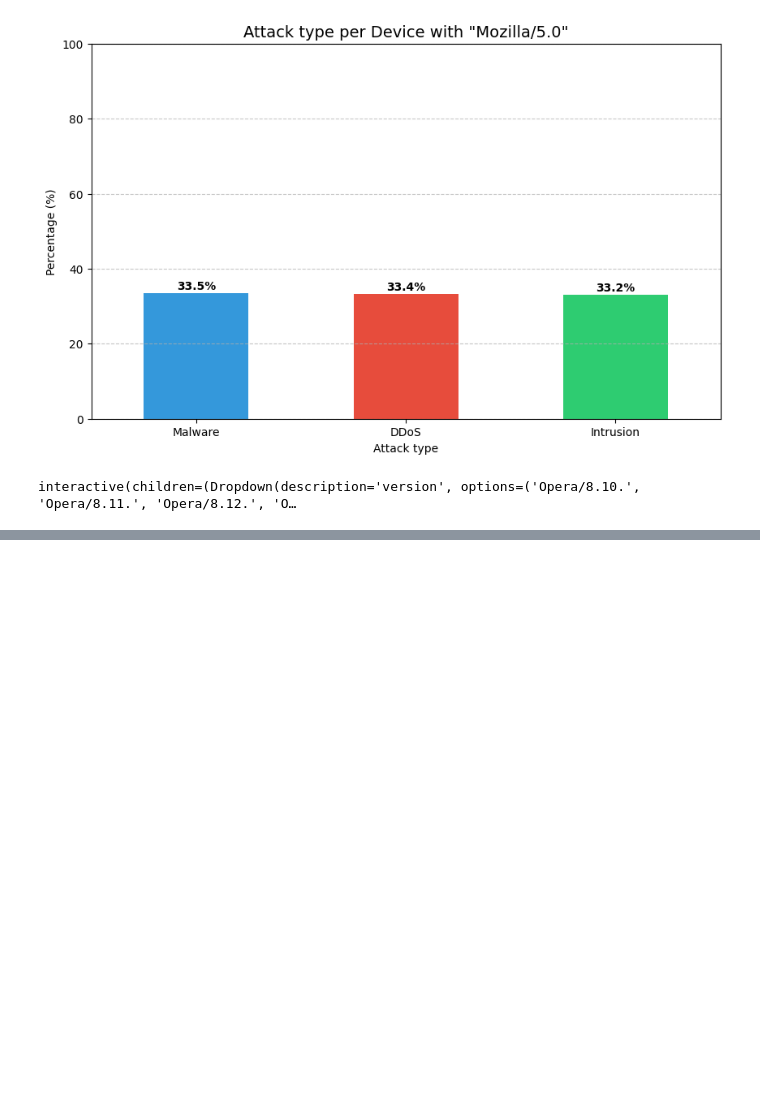
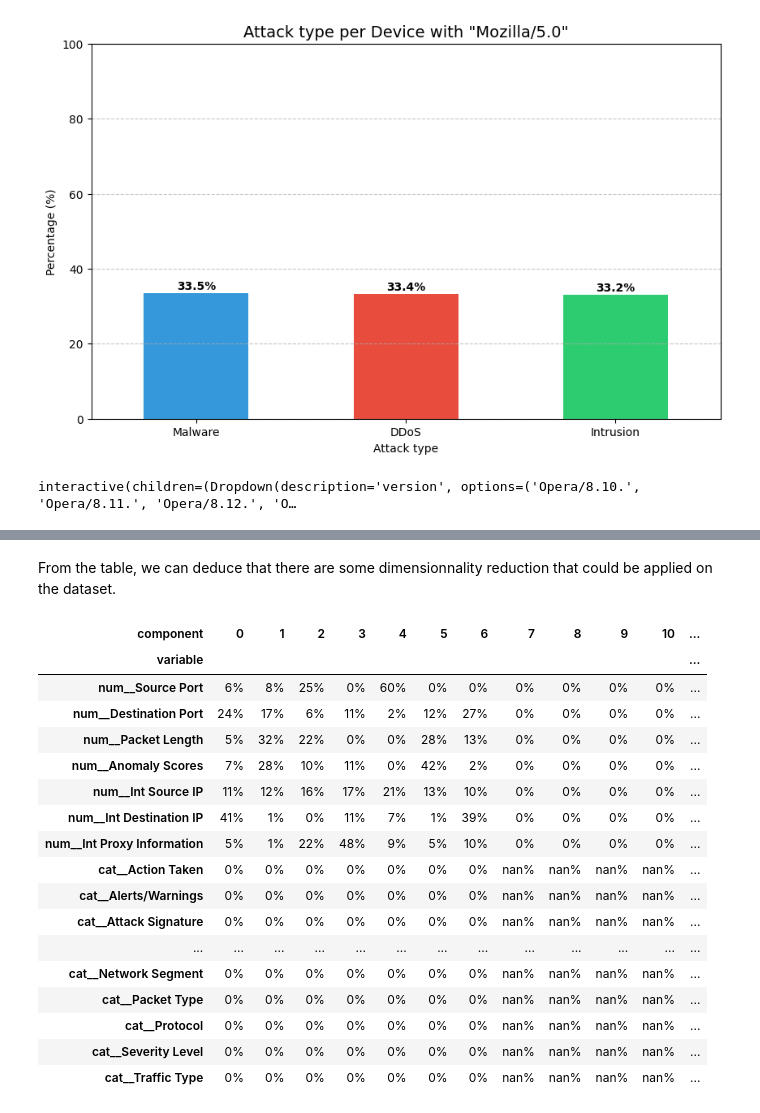
Before and after one commit to florianrst/CyberSecurity_ML, a Jupyter notebook: data_analysis/EDA.ipynb, the cells around one changed output, grey strips where cells are left out. Saved outputs shown, nothing was run; the diff lists cells and outputs as text; code cells hidden in the pictures; blank space fills up the shorter version.

```diff
--- a/data_analysis/EDA.ipynb
+++ b/data_analysis/EDA.ipynb
@@ -407,0 +485,10 @@ fig.show()
+# %%
+RANDOM_STATE = 124
+
+X_orig = raw_data.copy().drop(columns=["Attack Type"])
+y_orig = raw_data["Attack Type"].astype("category").cat.codes
+
+ip_columns = ["Int Source IP", "Int Destination IP", "Int Proxy Information", "Global Source IP", "Global Destination IP", "Global Proxy Information"]
+X_orig[ip_columns] = transform_ipinfo(raw_data[["Source IP Address", "Destination IP Address","Proxy Information"]])
+X_orig = X_orig.drop(columns=["Source IP Address", "Destination IP Address", "Proxy Information",
+                              "Global Source IP", "Global Destination IP", "Global Proxy Information"])
@@ -407,0 +542,32 @@ fig.show()
+# %%
+cat_cols = X_lowcard.select_dtypes(include=["object","str"]).columns
+num_cols = X_lowcard.select_dtypes(include="number").columns
+passthrough_columns = [col for col in X_lowcard.columns if col not in cat_cols and col not in num_cols]
+
+numeric_transformer = Pipeline(
+        steps = [
+            ("imputer", SimpleImputer(strategy="mean")),
+            ("scaler", StandardScaler())
+        ])
+
+cat_transformer = Pipeline([
+        ("imputer", SimpleImputer(missing_values=np.nan, strategy="constant", fill_value="unknown")),
+        ])
+
+preprocessor = ColumnTransformer(
+        transformers=[
+            ("cat", cat_transformer, cat_cols),
+            ("num", numeric_transformer, num_cols)
+        ]).set_output(transform="pandas")
+
+x_processed = preprocessor.fit_transform(X_lowcard)
+cat_cols = x_processed.select_dtypes(include=["object","str"]).columns
+num_cols = x_processed.select_dtypes(include="number").columns
+passthrough_columns = [col for col in X_lowcard.columns if col not in cat_cols and col not in num_cols]
+x_processed[cat_cols] = x_processed[cat_cols].astype("category")
+x_processed[num_cols] = x_processed[num_cols].astype("float32")
+X_train, X_test, y_train, y_test = train_test_split(x_processed, y_orig, test_size=0.2, stratify=y_orig, random_state=RANDOM_STATE)
+
+famd = FAMD(n_components=x_processed.shape[1], n_iter=3, random_state=RANDOM_STATE)
+xtrain_famd = famd.fit_transform(X_train)
+famd.eigenvalues_summary.T
@@ -407,0 +579,23 @@ fig.show()
+# %% [markdown]
+From the table, we can deduce that there are some dimensionnality reduction that could be applied on the dataset.
+# %%
+famd.column_contributions_.style.format('{:.0%}')
+# %% [output]
+| component | 0 | 1 | 2 | 3 | 4 | 5 | 6 | 7 | 8 | 9 | 10 | ... |
+| variable |  |  |  |  |  |  |  |  |  |  |  | ... |
+| num__Source Port | 6% | 8% | 25% | 0% | 60% | 0% | 0% | 0% | 0% | 0% | 0% | ... |
+| num__Destination Port | 24% | 17% | 6% | 11% | 2% | 12% | 27% | 0% | 0% | 0% | 0% | ... |
+| num__Packet Length | 5% | 32% | 22% | 0% | 0% | 28% | 13% | 0% | 0% | 0% | 0% | ... |
+| num__Anomaly Scores | 7% | 28% | 10% | 11% | 0% | 42% | 2% | 0% | 0% | 0% | 0% | ... |
+| num__Int Source IP | 11% | 12% | 16% | 17% | 21% | 13% | 10% | 0% | 0% | 0% | 0% | ... |
+| num__Int Destination IP | 41% | 1% | 0% | 11% | 7% | 1% | 39% | 0% | 0% | 0% | 0% | ... |
+| num__Int Proxy Information | 5% | 1% | 22% | 48% | 9% | 5% | 10% | 0% | 0% | 0% | 0% | ... |
+| cat__Action Taken | 0% | 0% | 0% | 0% | 0% | 0% | 0% | nan% | nan% | nan% | nan% | ... |
+| cat__Alerts/Warnings | 0% | 0% | 0% | 0% | 0% | 0% | 0% | nan% | nan% | nan% | nan% | ... |
+| cat__Attack Signature | 0% | 0% | 0% | 0% | 0% | 0% | 0% | nan% | nan% | nan% | nan% | ... |
+| ... | ... | ... | ... | ... | ... | ... | ... | ... | ... | ... | ... | ... |
+| cat__Network Segment | 0% | 0% | 0% | 0% | 0% | 0% | 0% | nan% | nan% | nan% | nan% | ... |
+| cat__Packet Type | 0% | 0% | 0% | 0% | 0% | 0% | 0% | nan% | nan% | nan% | nan% | ... |
+| cat__Protocol | 0% | 0% | 0% | 0% | 0% | 0% | 0% | nan% | nan% | nan% | nan% | ... |
+| cat__Severity Level | 0% | 0% | 0% | 0% | 0% | 0% | 0% | nan% | nan% | nan% | nan% | ... |
+| cat__Traffic Type | 0% | 0% | 0% | 0% | 0% | 0% | 0% | nan% | nan% | nan% | nan% | ... |
```
Also changed, not shown: parts of 19 cells of this notebook.
